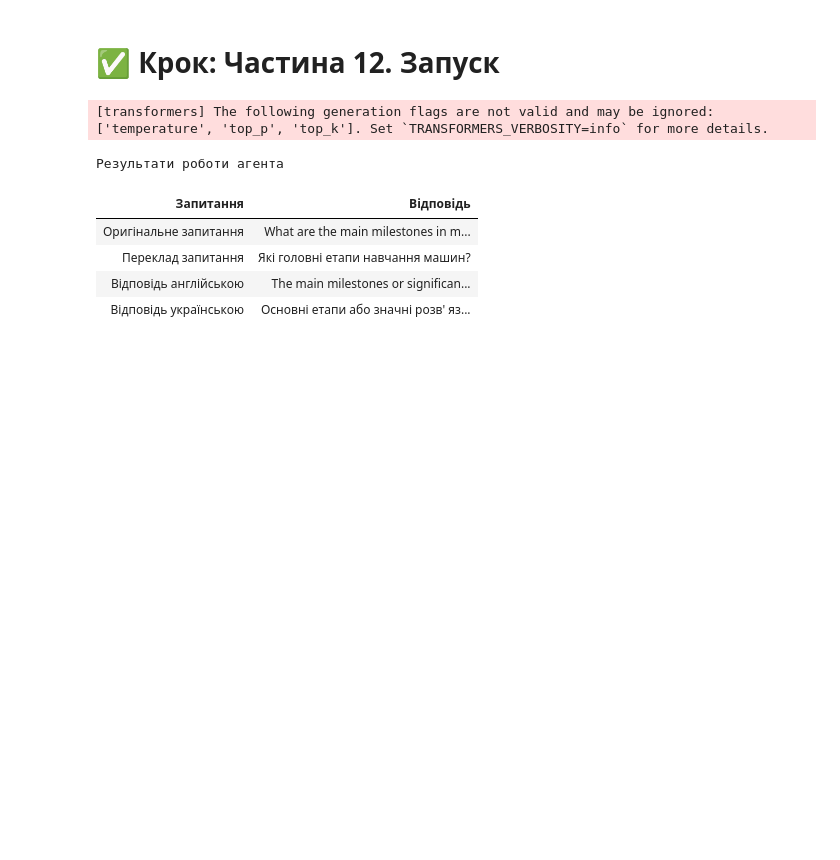
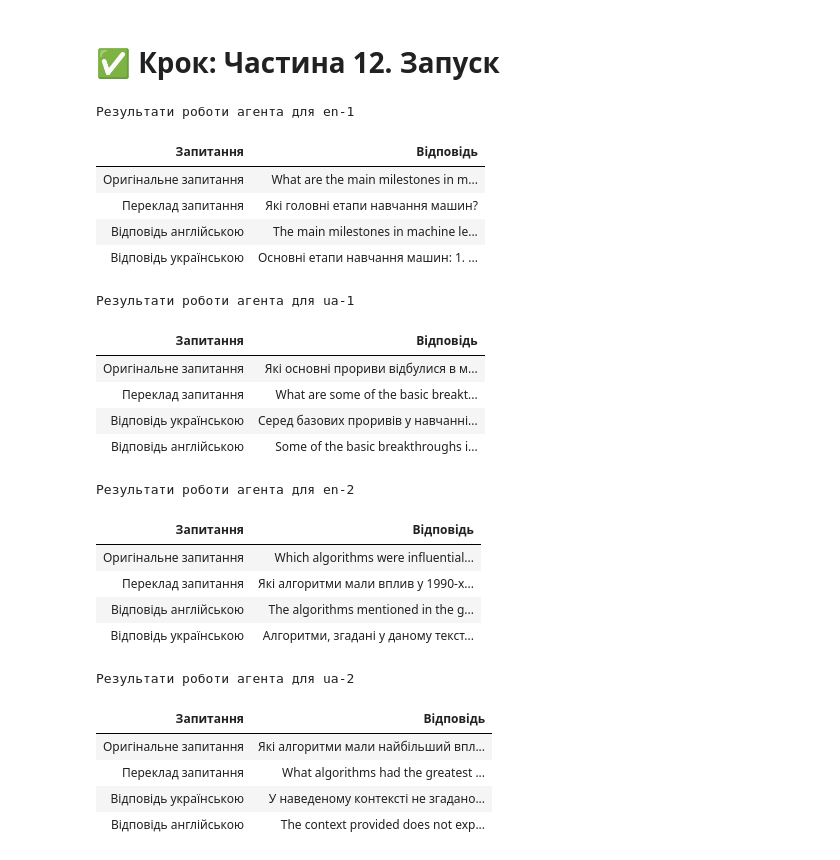
Before and after one commit to BogdanPinchuk/DataScience-PBY_HW25, a Jupyter notebook: Bohdan_Pinchuk_DS_HW25.ipynb, the cells around one changed output. Cells and saved outputs as stored; diff of their text form; code cells hidden in the pictures; blank space fills up the shorter version.

```diff
--- a/Bohdan_Pinchuk_DS_HW25.ipynb
+++ b/Bohdan_Pinchuk_DS_HW25.ipynb
@@ -680,12 +680,7 @@ ua_2_en_tokenizer = tokenizer
 
 def translate_ua_2_en(text: str) -> str:
     inputs = ua_2_en_tokenizer(text, return_tensors="pt", padding=True)
-    translated_tokens = ua_2_en_model.generate(
-        **inputs,
-        temperature=None,
-        top_p=None,
-        top_k=None,
-    )
+    translated_tokens = ua_2_en_model.generate(**inputs)
     result = ua_2_en_tokenizer.decode(translated_tokens, skip_special_tokens=True)
     return " ".join(result)
 
@@ -739,12 +734,7 @@ en_2_ua_tokenizer = tokenizer
 
 def translate_en_2_ua(text: str) -> str:
     inputs = en_2_ua_tokenizer(text, return_tensors="pt", padding=True)
-    translated_tokens = en_2_ua_model.generate(
-        **inputs,
-        temperature=None,
-        top_p=None,
-        top_k=None,
-    )
+    translated_tokens = en_2_ua_model.generate(**inputs)
     result = en_2_ua_tokenizer.decode(translated_tokens, skip_special_tokens=True)
     return " ".join(result)
 
@@ -928,9 +916,9 @@ import apps.reporter as rpt
 # Input data
 questions = {
     "en-1": "What are the main milestones in machine learning?",
-    # "ua-1": "Які основні прориви відбулися в машинному навчанні?",
-    # "en-2": "Which algorithms were influential in the 1990s?",
-    # "ua-2": "Які алгоритми були впливовими у 1990-х роках?",
+    "ua-1": "Які основні прориви відбулися в машинному навчанні?",
+    "en-2": "Which algorithms were influential in the 1990s?",
+    "ua-2": "Які алгоритми мали найбільший вплив у 1990-х роках?",
 }
 
 # Solution
@@ -939,39 +927,56 @@ for lang, question in questions.items():
 
     if "ua" in lang:
         result = graph.invoke({
             "question_ua": question,
             "question": None,
             "context": "",
             "answer": "",
             "answer_ua": ""
         })
         rp.add_item("Оригінальне запитання", question)
         rp.add_item("Переклад запитання", result["question"])
         rp.add_item("Відповідь українською", result["answer_ua"])
         rp.add_item("Відповідь англійською", result["answer"])
 
         # Print results
-        rp.print_pd_report("Результати роботи агента")
+        rp.print_pd_report(f"Результати роботи агента для {lang}")
     else:
         result = graph.invoke({
             "question": question,
             "question_ua": None,
             "context": "",
             "answer": "",
             "answer_ua": ""
         })
         rp.add_item("Оригінальне запитання", question)
         rp.add_item("Переклад запитання", result["question_ua"])
         rp.add_item("Відповідь англійською", result["answer"])
         rp.add_item("Відповідь українською", result["answer_ua"])
 
         # Print results
-        rp.print_pd_report("Результати роботи агента")
+        rp.print_pd_report(f"Результати роботи агента для {lang}")
 # %% [output]
-[transformers] The following generation flags are not valid and may be ignored: ['temperature', 'top_p', 'top_k']. Set `TRANSFORMERS_VERBOSITY=info` for more details.
+Результати роботи агента для en-1
+| Запитання | Відповідь |
+| Оригінальне запитання | What are the main milestones in m... |
+| Переклад запитання | Які головні етапи навчання машин? |
+| Відповідь англійською | The main milestones in machine le... |
+| Відповідь українською | Основні етапи навчання машин: 1. ... |
-Результати роботи агента
+Результати роботи агента для ua-1
-| Запитання | Відповідь |
-| Оригінальне запитання | What are the main milestones in m... |
-| Переклад запитання | Які головні етапи навчання машин? |
-| Відповідь англійською | The main milestones or significan... |
-| Відповідь українською | Основні етапи або значні розв' яз... |
+| Запитання | Відповідь |
+| Оригінальне запитання | Які основні прориви відбулися в м... |
+| Переклад запитання | What are some of the basic breakt... |
+| Відповідь українською | Серед базових проривів у навчанні... |
+| Відповідь англійською | Some of the basic breakthroughs i... |
+Результати роботи агента для en-2
+| Запитання | Відповідь |
+| Оригінальне запитання | Which algorithms were influential... |
+| Переклад запитання | Які алгоритми мали вплив у 1990-х... |
+| Відповідь англійською | The algorithms mentioned in the g... |
+| Відповідь українською | Алгоритми, згадані у даному текст... |
+Результати роботи агента для ua-2
+| Запитання | Відповідь |
+| Оригінальне запитання | Які алгоритми мали найбільший впл... |
+| Переклад запитання | What algorithms had the greatest ... |
+| Відповідь українською | У наведеному контексті не згадано... |
+| Відповідь англійською | The context provided does not exp... |
```
Also changed, not shown: parts of 3 cells of this notebook.
